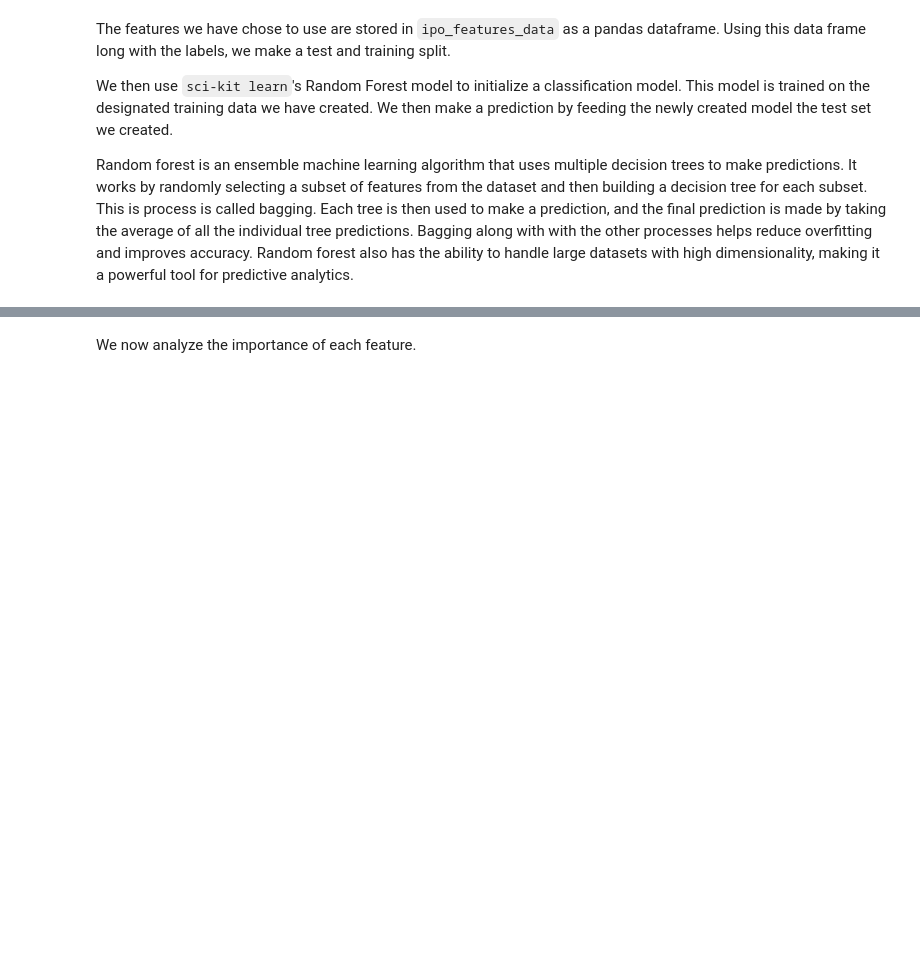
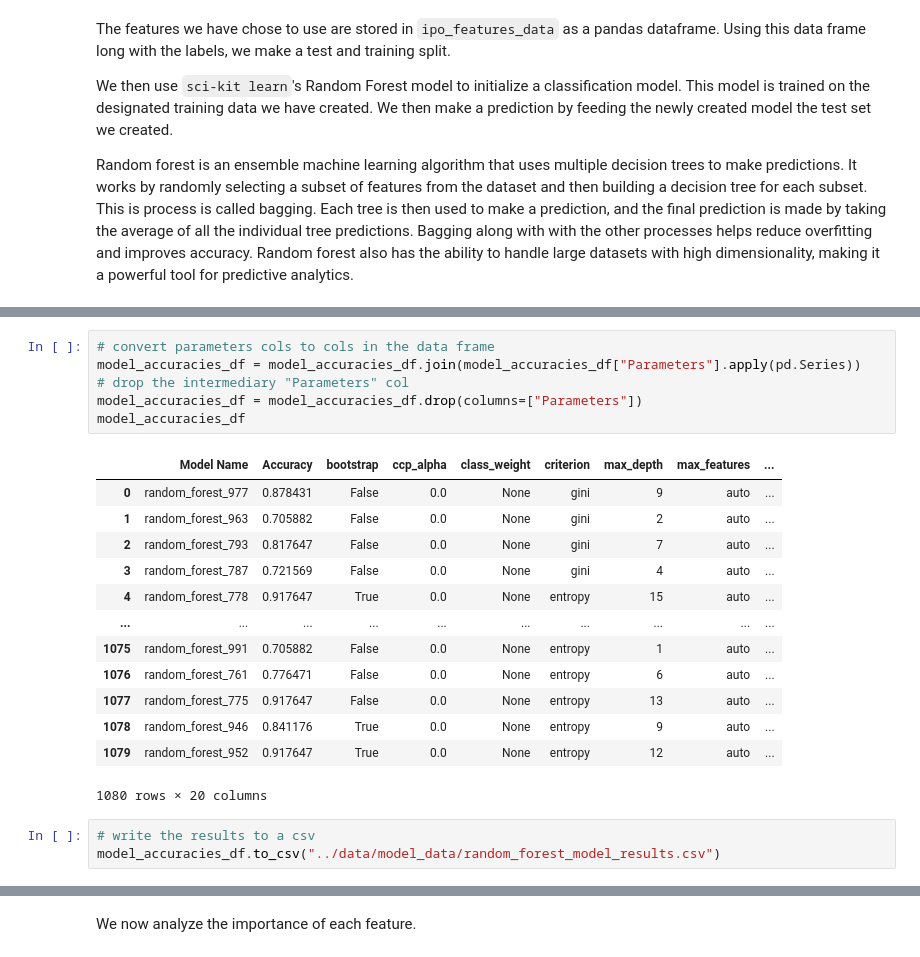
Before and after one commit to mborhi/IPO-Underpricing, a Jupyter notebook: models/random_forest_scikit.ipynb, the cells around one changed output, grey strips where cells are left out. Saved outputs shown, nothing was run; the diff lists cells and outputs as text; blank space fills up the shorter version.

```diff
--- a/models/random_forest_scikit.ipynb
+++ b/models/random_forest_scikit.ipynb
@@ -127,3 +156,26 @@ for model_name, model in pkl_models :
+# %%
+# convert parameters cols to cols in the data frame
+model_accuracies_df = model_accuracies_df.join(model_accuracies_df["Parameters"].apply(pd.Series))
+# drop the intermediary "Parameters" col
+model_accuracies_df = model_accuracies_df.drop(columns=["Parameters"])
+model_accuracies_df
+# %% [output]
+|  | Model Name | Accuracy | bootstrap | ccp_alpha | class_weight | criterion | max_depth | max_features | ... |
+| 0 | random_forest_977 | 0.878431 | False | 0.0 | None | gini | 9 | auto | ... |
+| 1 | random_forest_963 | 0.705882 | False | 0.0 | None | gini | 2 | auto | ... |
+| 2 | random_forest_793 | 0.817647 | False | 0.0 | None | gini | 7 | auto | ... |
+| 3 | random_forest_787 | 0.721569 | False | 0.0 | None | gini | 4 | auto | ... |
+| 4 | random_forest_778 | 0.917647 | True | 0.0 | None | entropy | 15 | auto | ... |
+| ... | ... | ... | ... | ... | ... | ... | ... | ... | ... |
+| 1075 | random_forest_991 | 0.705882 | False | 0.0 | None | entropy | 1 | auto | ... |
+| 1076 | random_forest_761 | 0.776471 | False | 0.0 | None | entropy | 6 | auto | ... |
+| 1077 | random_forest_775 | 0.917647 | False | 0.0 | None | entropy | 13 | auto | ... |
+| 1078 | random_forest_946 | 0.841176 | True | 0.0 | None | entropy | 9 | auto | ... |
+| 1079 | random_forest_952 | 0.917647 | True | 0.0 | None | entropy | 12 | auto | ... |
+1080 rows × 20 columns
+# %%
+# write the results to a csv
+model_accuracies_df.to_csv("../data/model_data/random_forest_model_results.csv")
 # %%
 # select the one witht he best accuracy
 print("Model " + best_model_name + " had the best accuracy with a score of", best_accuracy )
```
Also changed, not shown: parts of 10 cells of this notebook, 1 other file.
